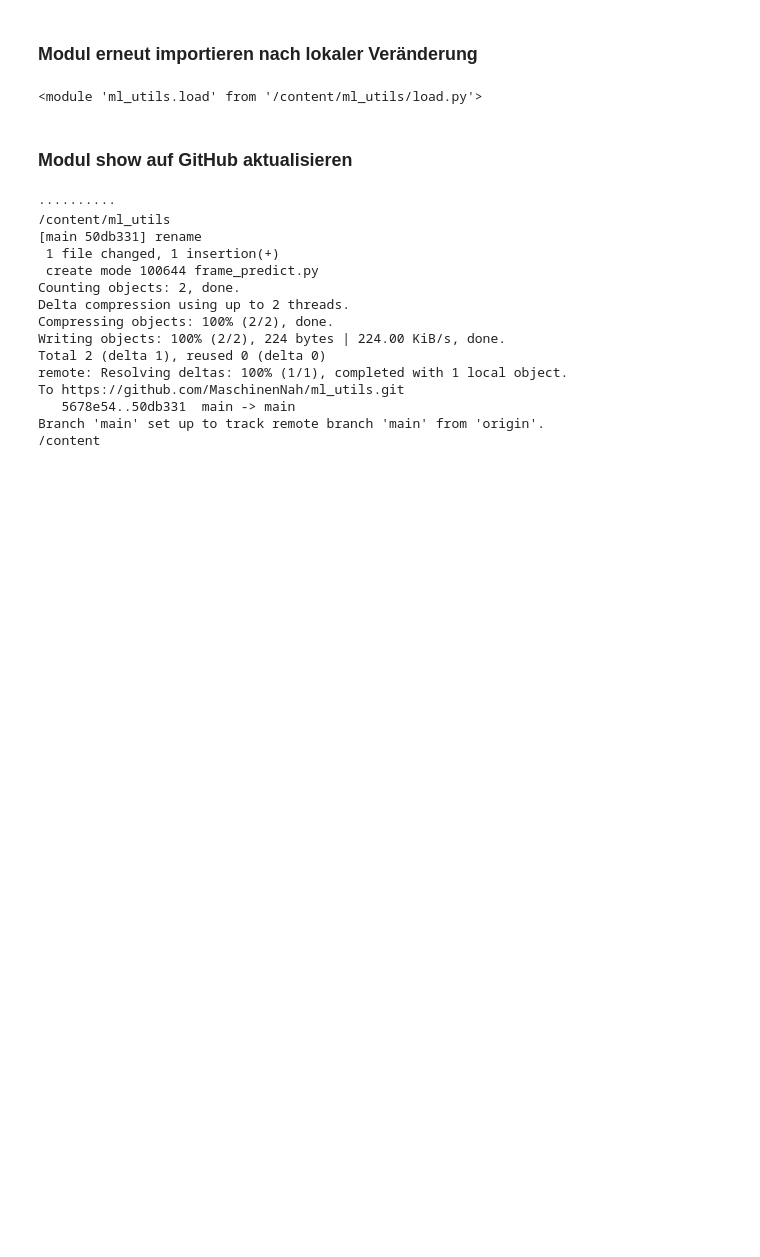
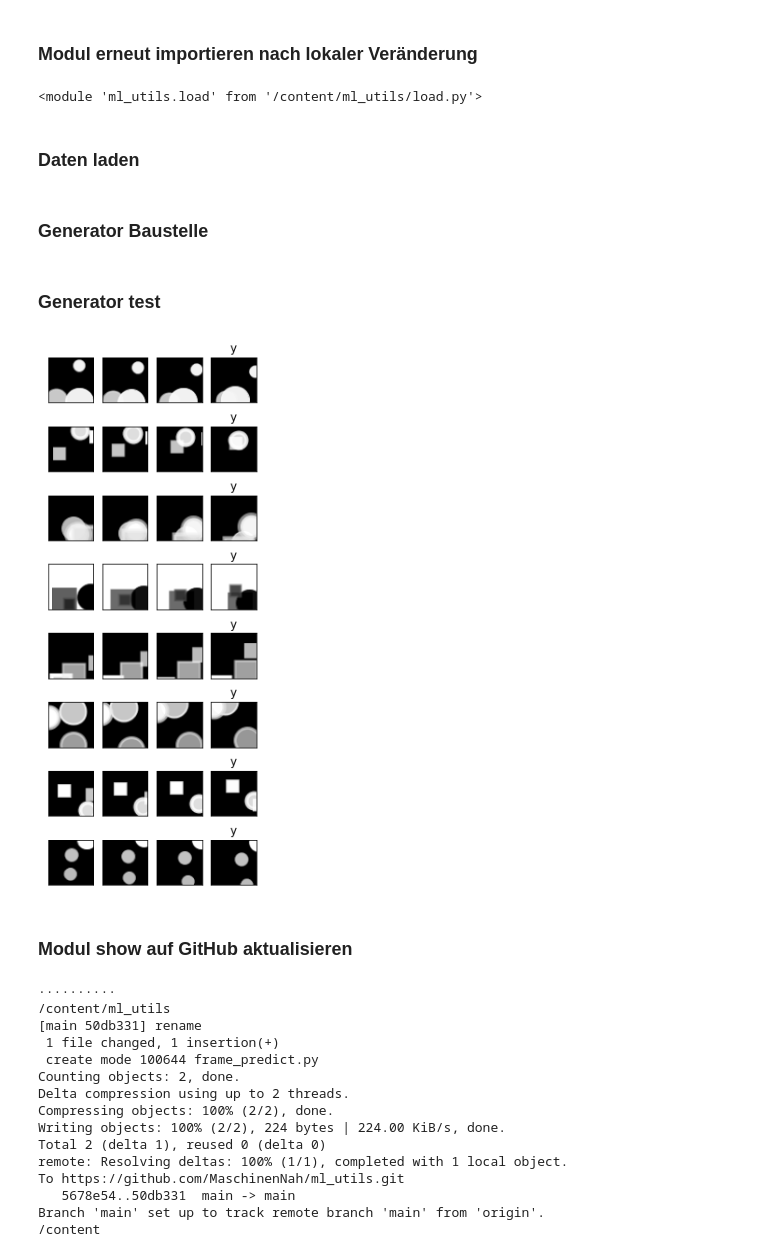
Before and after one commit to MaschinenNah/ml_utils_develop_and_test, a Jupyter notebook: ml_utils_frame_predict_develop_and_test.ipynb, the cells around one changed output. Saved outputs shown, nothing was run; the diff lists cells and outputs as text; code cells hidden in the pictures; blank space fills up the shorter version.

Commit message:
Generator läuft

```diff
--- a/ml_utils_frame_predict_develop_and_test.ipynb
+++ b/ml_utils_frame_predict_develop_and_test.ipynb
@@ -23,6 +23,13 @@ import importlib
 importlib.reload(frame_predict)
 # %% [output]
 <module 'ml_utils.load' from '/content/ml_utils/load.py'>
+# %% [markdown]
+### Daten laden
+# %%
+zip_url = "https://github.com/MaschinenNah/demo_daten/raw/main/50_scenes_48_48_sw.zip"
+load.load_and_unzip_from_url(zip_url)
+# %% [markdown]
+### Generator Baustelle
 # %%
 from tensorflow.keras.utils import Sequence
 import numpy as np
@@ -83,7 +90,7 @@ class FramePredictionGenerator(Sequence):
 
       # Ermittlung der Länge des Generators, sprich:
       # Wie viele Batches kann der Generator pro Epoche liefern?
-      self.len = int(len(self)/self.batch_size)
+      self.len = int(len(self.all_examples)/self.batch_size)
 
   def __len__(self):
     return self.len
@@ -104,11 +111,14 @@ class FramePredictionGenerator(Sequence):
       for example_idx, example in enumerate(selection):
         # Befüllen von batch_x:
         for frame_idx, img_path in enumerate(example[:-1]):
-          img = Image.open(img_path)
-          batch_x[example_idx, frame_idx] = load.img_path_to_np_array(img_path)
+          rgb = load.img_path_to_np_array(img_path)
+          grayscale = convert.rgb_to_grayscale(rgb)
+          batch_x[example_idx, frame_idx] = grayscale
         # Befüllen von batch_y:
         img_path = example[-1]
-        batch_y[example_idx] = load.img_path_to_np_array(img_path)
+        rgb = load.img_path_to_np_array(img_path)
+        grayscale = convert.rgb_to_grayscale(rgb)
+        batch_y[example_idx] = grayscale
 
     return batch_x, batch_y
 
@@ -125,6 +135,16 @@ class FramePredictionGenerator(Sequence):
   # Liefert die Daten, um einen Validierungs-Generator zu bauen:
   def get_validation_data(self):
     return self.validation_examples, self.frame_shape, self.batch_size
+# %% [markdown]
+### Generator test
+# %%
+generator = FramePredictionGenerator("/content/data/scenes", (48, 48), 3, 8)
+
+batch = generator[0]
+
+show.show_frame_prediction_batch(batch)
+# %% [output]
+[figure, added]
 # %% [markdown]
 ### Modul show auf GitHub aktualisieren
 # %%
```
